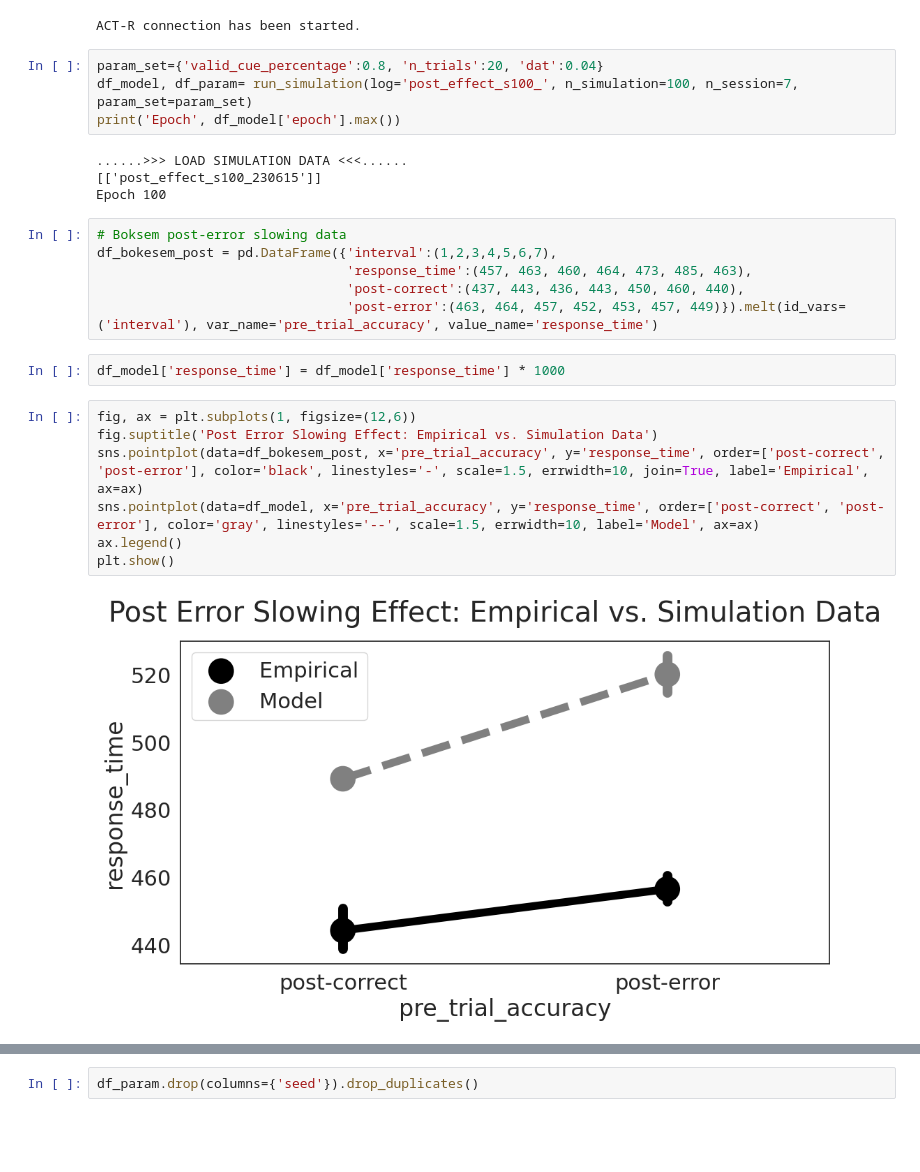
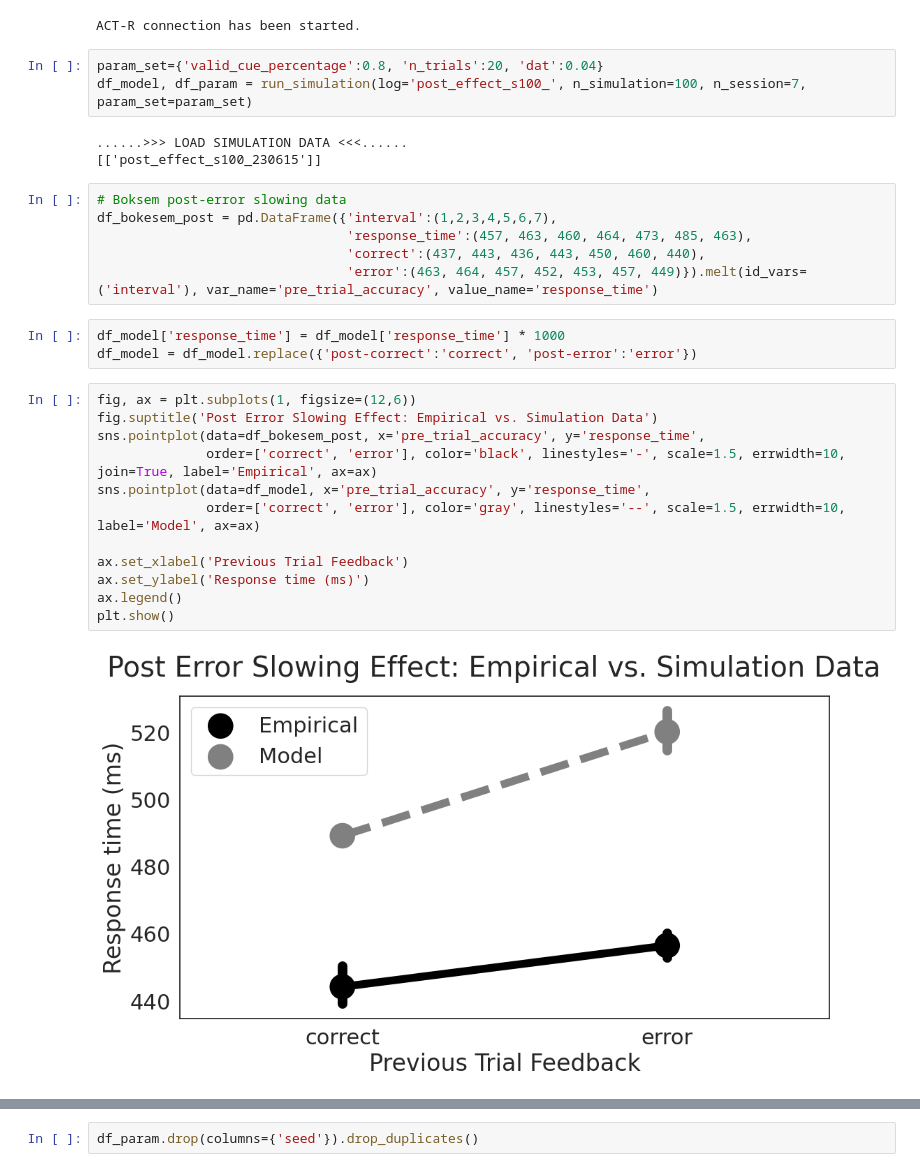
Before and after one commit to yangyuxue2333/ACTR-Simon-Re, a Jupyter notebook: analysis/test_post_error.ipynb, the cells around one changed output, grey strips where cells are left out. Drawn from its saved outputs; the diff is of its cells as text; blank space fills up the shorter version.

Commit message:
minor figure updates

```diff
--- a/analysis/test_post_error.ipynb
+++ b/analysis/test_post_error.ipynb
@@ -16,29 +16,33 @@ sns.set_style('white')
 ACT-R connection has been started.
 # %%
 param_set={'valid_cue_percentage':0.8, 'n_trials':20, 'dat':0.04}
-df_model, df_param= run_simulation(log='post_effect_s100_', n_simulation=100, n_session=7, param_set=param_set)
-print('Epoch', df_model['epoch'].max())
+df_model, df_param = run_simulation(log='post_effect_s100_', n_simulation=100, n_session=7, param_set=param_set)
 # %% [output]
 ......>>> LOAD SIMULATION DATA <<<......
 [['post_effect_s100_230615']]
-Epoch 100
 # %%
 # Boksem post-error slowing data
 df_bokesem_post = pd.DataFrame({'interval':(1,2,3,4,5,6,7),
                                 'response_time':(457, 463, 460, 464, 473, 485, 463),
-                                'post-correct':(437, 443, 436, 443, 450, 460, 440),
-                                'post-error':(463, 464, 457, 452, 453, 457, 449)}).melt(id_vars=('interval'), var_name='pre_trial_accuracy', value_name='response_time')
+                                'correct':(437, 443, 436, 443, 450, 460, 440),
+                                'error':(463, 464, 457, 452, 453, 457, 449)}).melt(id_vars=('interval'), var_name='pre_trial_accuracy', value_name='response_time')
 # %%
 df_model['response_time'] = df_model['response_time'] * 1000
+df_model = df_model.replace({'post-correct':'correct', 'post-error':'error'})
 # %%
 fig, ax = plt.subplots(1, figsize=(12,6))
 fig.suptitle('Post Error Slowing Effect: Empirical vs. Simulation Data')
-sns.pointplot(data=df_bokesem_post, x='pre_trial_accuracy', y='response_time', order=['post-correct', 'post-error'], color='black', linestyles='-', scale=1.5, errwidth=10, join=True, label='Empirical', ax=ax)
-sns.pointplot(data=df_model, x='pre_trial_accuracy', y='response_time', order=['post-correct', 'post-error'], color='gray', linestyles='--', scale=1.5, errwidth=10, label='Model', ax=ax)
+sns.pointplot(data=df_bokesem_post, x='pre_trial_accuracy', y='response_time',
+              order=['correct', 'error'], color='black', linestyles='-', scale=1.5, errwidth=10, join=True, label='Empirical', ax=ax)
+sns.pointplot(data=df_model, x='pre_trial_accuracy', y='response_time',
+              order=['correct', 'error'], color='gray', linestyles='--', scale=1.5, errwidth=10, label='Model', ax=ax)
+
+ax.set_xlabel('Previous Trial Feedback')
+ax.set_ylabel('Response time (ms)')
 ax.legend()
 plt.show()
 # %% [output]
-[figure, old version]
+[figure, new version]
 # %%
 fig, axes = plt.subplots(1,2, figsize=(18,8))
 fig.suptitle('Post Error Slowing Effect: Empirical vs. Simulation Data')
```
Also changed, not shown: parts of 3 cells of this notebook, 3 other files.
